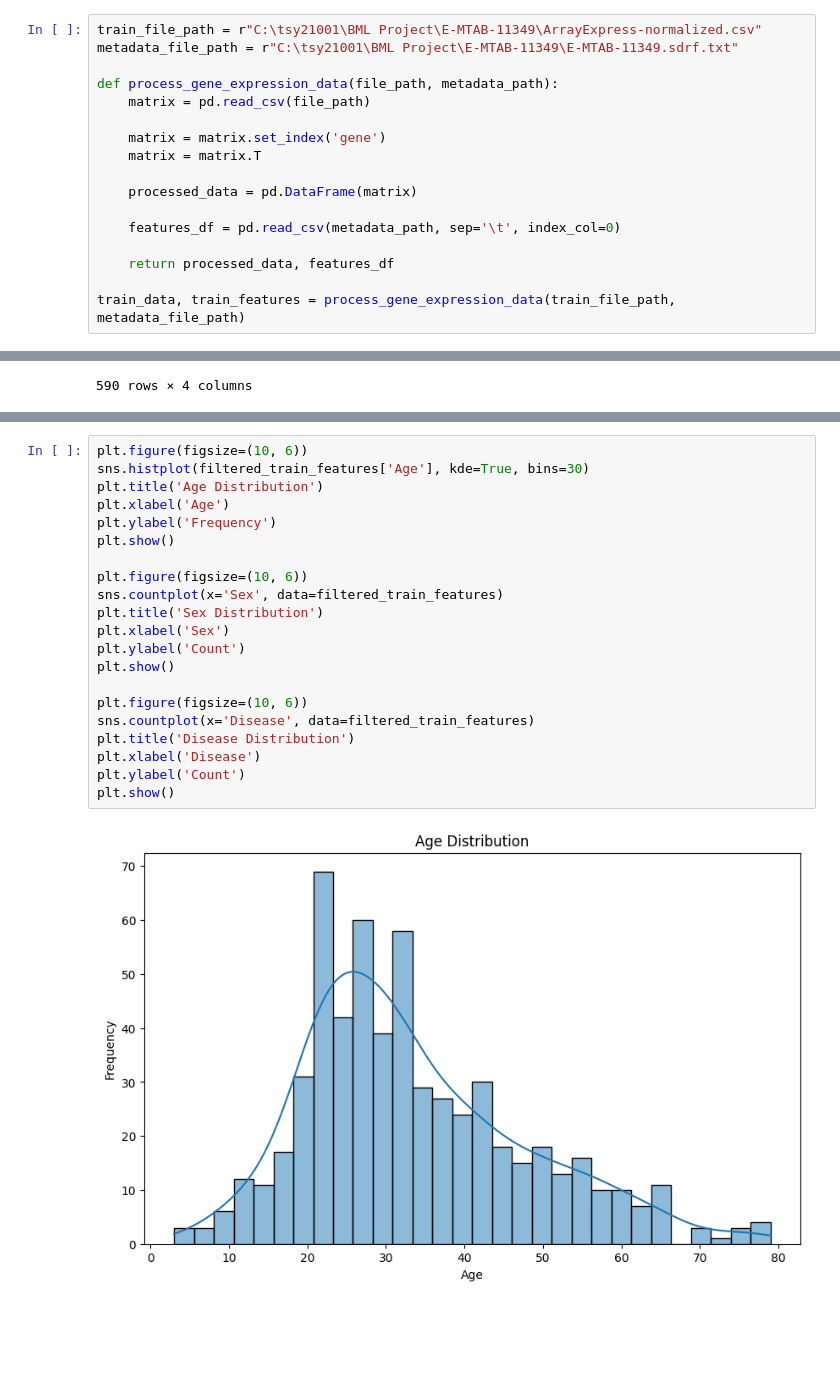
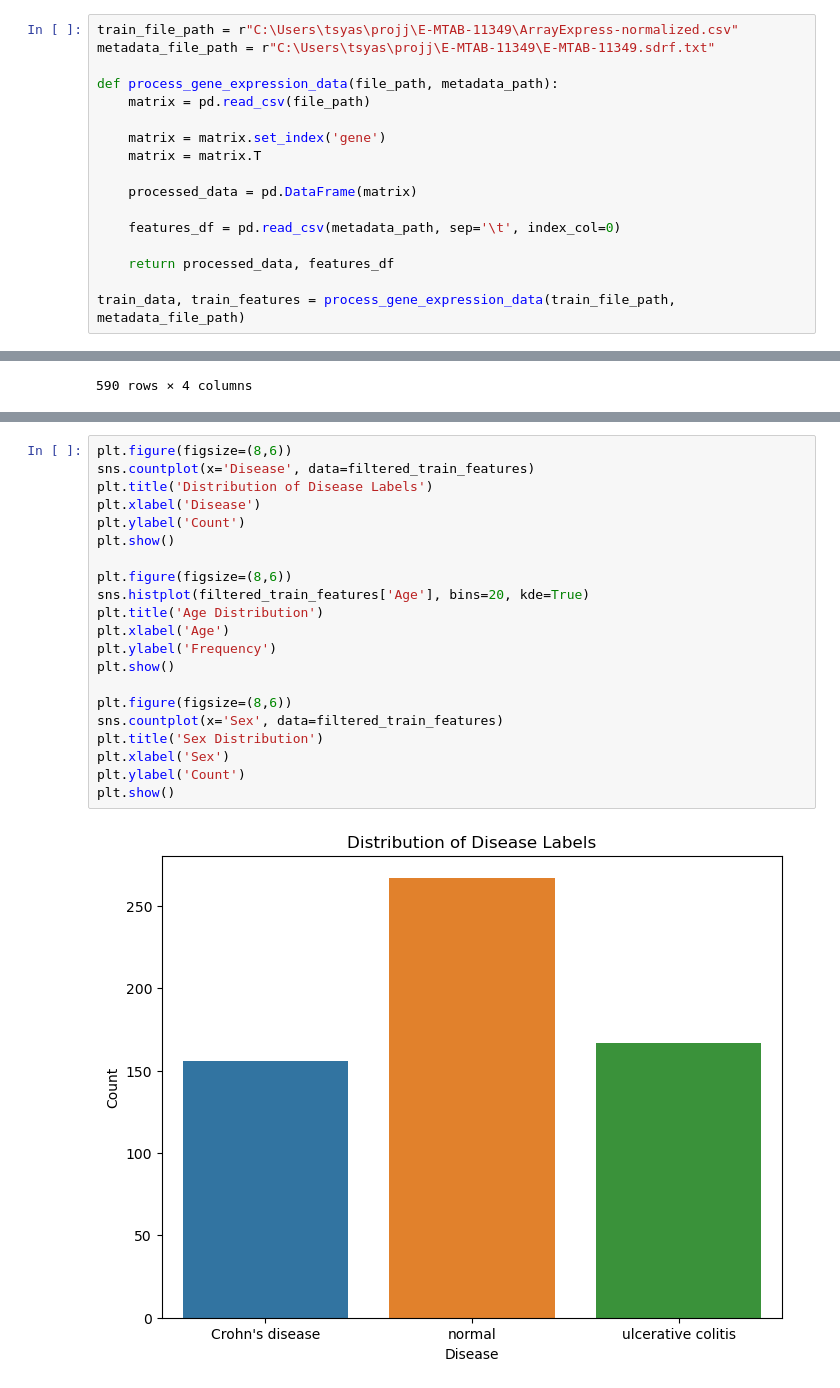
Before and after one commit to tsyasenpoor/BML-project, a Jupyter notebook: BML-proj1.ipynb, the cells around one changed output, grey strips where cells are left out. Drawn from its saved outputs; the diff is of its cells as text; blank space fills up the shorter version.

```diff
--- a/BML-proj1.ipynb
+++ b/BML-proj1.ipynb
@@ -12,8 +9,8 @@ from sklearn.ensemble import RandomForestRegressor, RandomForestClassifier
 import matplotlib.pyplot as plt
 import seaborn as sns
 # %%
-train_file_path = r"C:\tsy21001\BML Project\E-MTAB-11349\ArrayExpress-normalized.csv"
-metadata_file_path = r"C:\tsy21001\BML Project\E-MTAB-11349\E-MTAB-11349.sdrf.txt"
+train_file_path = r"C:\Users\tsyas\projj\E-MTAB-11349\ArrayExpress-normalized.csv"
+metadata_file_path = r"C:\Users\tsyas\projj\E-MTAB-11349\E-MTAB-11349.sdrf.txt"
 
 def process_gene_expression_data(file_path, metadata_path):
     matrix = pd.read_csv(file_path)
@@ -81,23 +104,23 @@ filtered_train_features
 # %%
-plt.figure(figsize=(10, 6))
-sns.histplot(filtered_train_features['Age'], kde=True, bins=30)
+plt.figure(figsize=(8,6))
+sns.countplot(x='Disease', data=filtered_train_features)
+plt.title('Distribution of Disease Labels')
+plt.xlabel('Disease')
+plt.ylabel('Count')
+plt.show()
+
+plt.figure(figsize=(8,6))
+sns.histplot(filtered_train_features['Age'], bins=20, kde=True)
 plt.title('Age Distribution')
 plt.xlabel('Age')
 plt.ylabel('Frequency')
 plt.show()
 
-plt.figure(figsize=(10, 6))
+plt.figure(figsize=(8,6))
 sns.countplot(x='Sex', data=filtered_train_features)
 plt.title('Sex Distribution')
 plt.xlabel('Sex')
 plt.ylabel('Count')
 plt.show()
-
-plt.figure(figsize=(10, 6))
-sns.countplot(x='Disease', data=filtered_train_features)
-plt.title('Disease Distribution')
-plt.xlabel('Disease')
-plt.ylabel('Count')
-plt.show()
 # %% [output]
-[figure, old version]
+[figure, new version]
```
Also changed, not shown: parts of 24 cells of this notebook.
